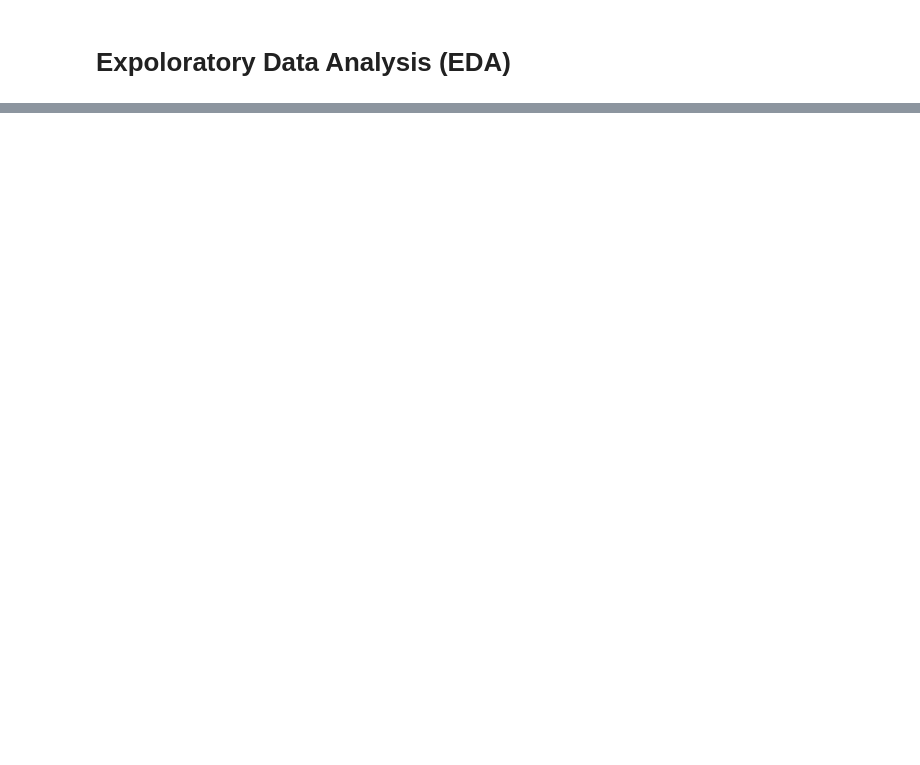
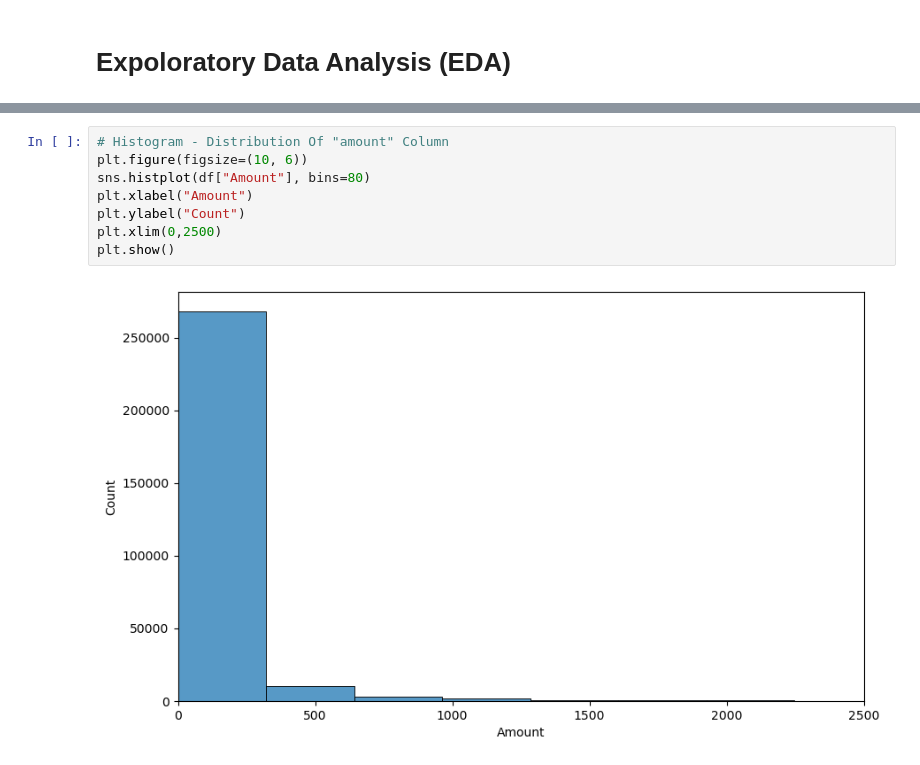
Before and after one commit to fatimzahra1/FraudDetection, a Jupyter notebook: notebook82a07f7278.ipynb, the cells around one changed output, grey strips where cells are left out. Drawn from its saved outputs; the diff is of its cells as text; blank space fills up the shorter version.

```diff
--- a/notebook82a07f7278.ipynb
+++ b/notebook82a07f7278.ipynb
@@ -73 +67,11 @@ Name: isFraud, dtype: int64
+# %%
+# Histogram - Distribution Of "amount" Column
+plt.figure(figsize=(10, 6))
+sns.histplot(df["Amount"], bins=80)
+plt.xlabel("Amount")
+plt.ylabel("Count")
+plt.xlim(0,2500)
+plt.show()
+# %% [output]
+[figure, added]
 # %%
```
Also changed, not shown: parts of 30 cells of this notebook.
